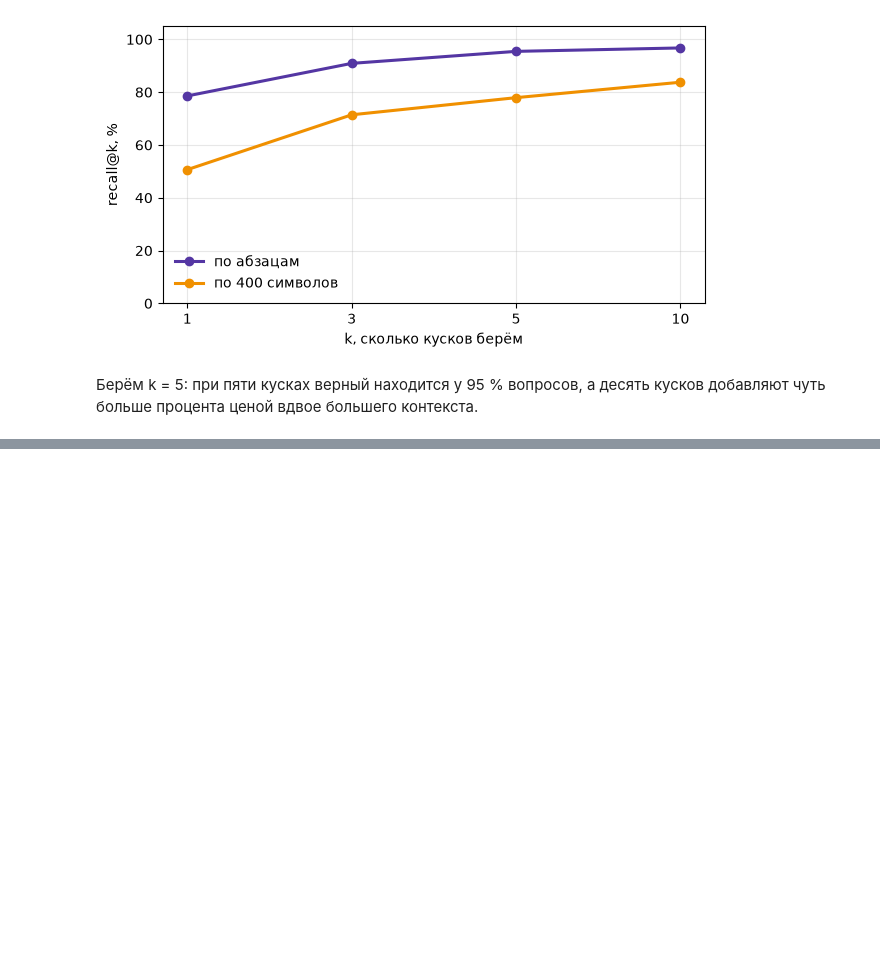
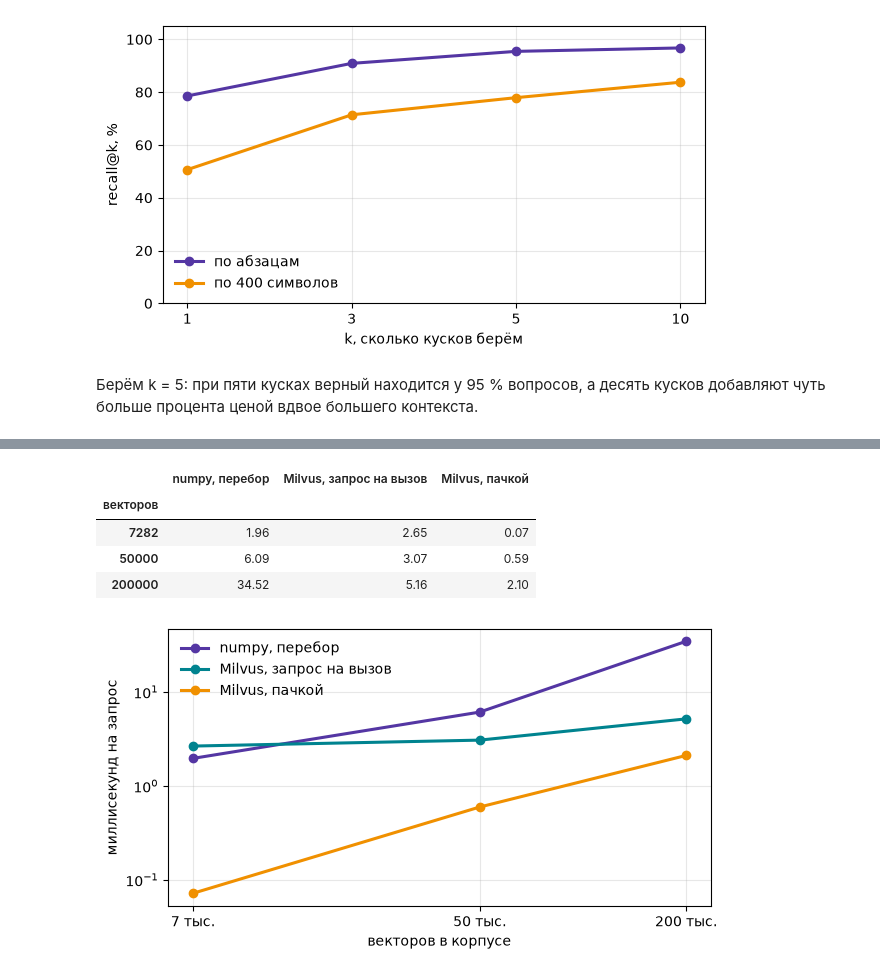
Before and after one commit to NorthMarshmallo/AI_Agent_events, a Jupyter notebook: notebooks/02_rag_memory.ipynb, the cells around one changed output, grey strips where cells are left out. Cells and saved outputs as stored; diff of their text form; code cells hidden in the pictures; blank space fills up the shorter version.

```diff
--- a/notebooks/02_rag_memory.ipynb
+++ b/notebooks/02_rag_memory.ipynb
@@ -358,0 +470,37 @@ pd.DataFrame(curves).round(2)
+# %%
+def inflate(vectors, n, noise=0.35, seed=0):
+    rng = np.random.default_rng(seed)
+    extra = vectors[rng.integers(0, len(vectors), n - len(vectors))]
+    extra = extra + noise * rng.standard_normal(extra.shape, dtype=np.float32) / np.sqrt(vectors.shape[1])
+    return np.vstack([vectors, extra / np.linalg.norm(extra, axis=1, keepdims=True)])
+
+scale_rows = []
+for n in (len(line_vecs), 50_000, 200_000):
+    big = inflate(line_vecs, n)
+    if client.has_collection("scale"):
+        client.drop_collection("scale")
+    client.create_collection("scale", dimension=big.shape[1], metric_type="COSINE")
+    for i in range(0, n, 5000):
+        client.insert("scale", [{"id": i + j, "vector": v} for j, v in enumerate(big[i:i + 5000].tolist())])
+    client.flush("scale")
+    wait_index("scale")
+    client.search("scale", data=[q_vecs[0].tolist()], limit=5)
+    probe = q_vecs[:50]
+    scale_rows.append({"векторов": n,
+                       "numpy, перебор": per_query_ms(lambda: [search_numpy(q, big, 5) for q in probe], 50),
+                       "Milvus, запрос на вызов": per_query_ms(lambda: [client.search("scale", data=[q.tolist()], limit=5) for q in probe], 50),
+                       "Milvus, пачкой": per_query_ms(lambda: client.search("scale", data=probe.tolist(), limit=5), 50)})
+client.drop_collection("scale")
+scale = pd.DataFrame(scale_rows).set_index("векторов")
+ax = scale.plot(figsize=(7, 3.6), marker="o", lw=2.2, logx=True, logy=True, color=[COLORS["violet"], COLORS["teal"], COLORS["amber"]])
+ax.set_xticks(list(scale.index)); ax.set_xticklabels([f"{n / 1000:.0f} тыс." for n in scale.index]); ax.minorticks_off()
+ax.set_ylabel("миллисекунд на запрос"); ax.set_xlabel("векторов в корпусе"); ax.legend(frameon=False); ax.grid(alpha=0.3)
+ax.figure.savefig(IMG / "scale.png", dpi=150, bbox_inches="tight")
+scale.round(2)
+# %% [output]
+|  | numpy, перебор | Milvus, запрос на вызов | Milvus, пачкой |
+| векторов |  |  |  |
+| 7282 | 1.96 | 2.65 | 0.07 |
+| 50000 | 6.09 | 3.07 | 0.59 |
+| 200000 | 34.52 | 5.16 | 2.10 |
+[figure, added]
```
Also changed, not shown: parts of 10 cells of this notebook, 1 other file.
